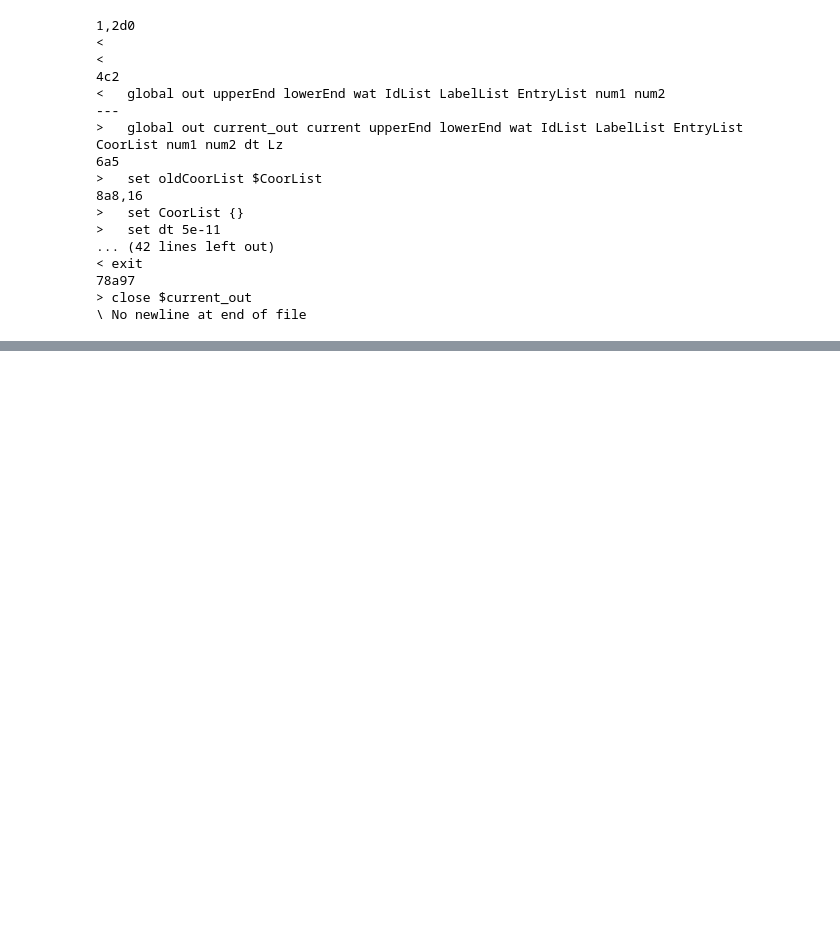
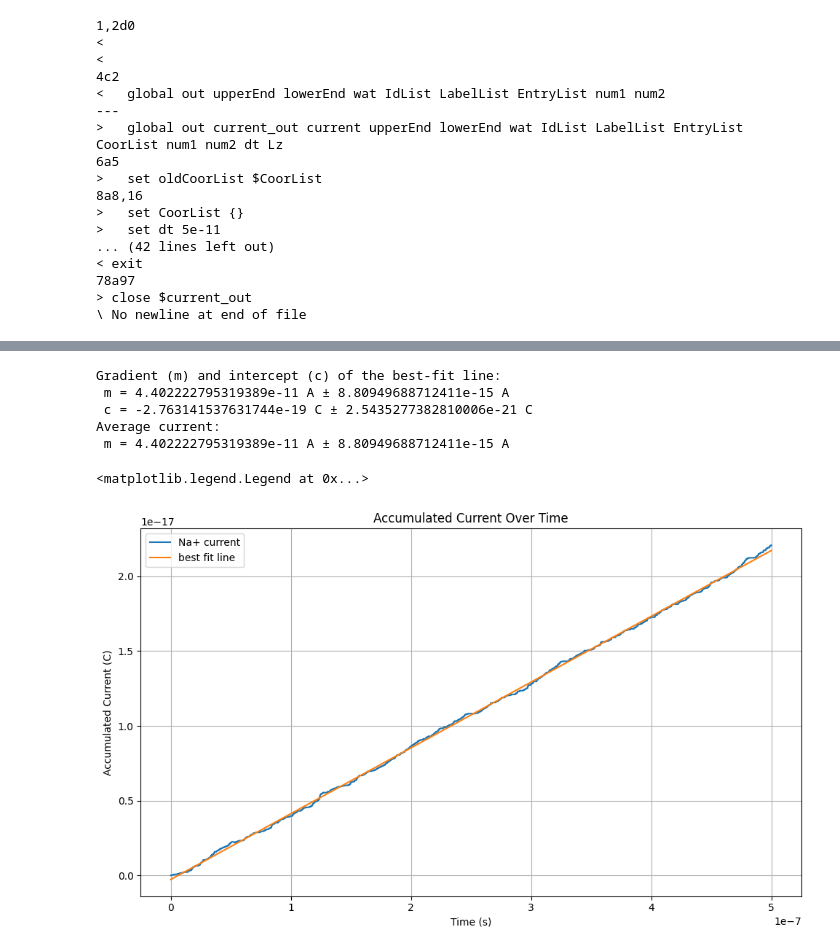
Before and after one commit to Heiley-W/vmd-tutorial, a Jupyter notebook: project/current-analysis.ipynb, the cells around one changed output, grey strips where cells are left out. Drawn from its saved outputs; the diff is of its cells as text; code cells hidden in the pictures; blank space fills up the shorter version.

Commit message:
Add linear regression

```diff
--- a/project/current-analysis.ipynb
+++ b/project/current-analysis.ipynb
@@ -151,0 +133,39 @@ plt.show()
+# %%
+# degree of polynomial to fit, in this case 1 for a linear function y = m x + x
+degree = 1
+
+# Do the fit, with cov=True to calculate the errors on m and c
+params_uw, cov_uw = np.polyfit(time1, current1, degree, cov=True)
+
+# The parameters of the best-fit line are returned as an array [m, c]
+m_uw, c_uw = params_uw
+perr = np.sqrt(np.diag(cov_uw))
+
+# Report the results
+print("Gradient (m) and intercept (c) of the best-fit line:")
+print(f" m = {m_uw} A ± {perr[0]} A")  # Error on m
+print(f" c = {c_uw} C ± {perr[1]} C")  # Error on c
+
+print("Average current:")
+print(f" m = {m_uw} A ± {perr[0]} A")  # Error on m
+# %% [output]
+Gradient (m) and intercept (c) of the best-fit line:
+ m = 4.402222795319389e-11 A ± 8.80949688712411e-15 A
+ c = -2.763141537631744e-19 C ± 2.5435277382810006e-21 C
+Average current:
+ m = 4.402222795319389e-11 A ± 8.80949688712411e-15 A
+# %%
+# To plot a straight line, we only need two points. However, we will be plotting
+# some more complicated functions later, so we create an array of many points
+# in order to plot our functions as smooth curves.
+x_plot = np.linspace(0,max(time1),1001)    # range of x values to plot
+y_plot_uw = m_uw * x_plot + c_uw  # calculate corresponding y values
+
+# Create a new figure with the data and best-fit line
+plot_settings()
+plt.plot(time1, current1, label='Na+ current')
+plt.plot(x_plot, y_plot_uw, label='best fit line')
+plt.legend()
+# %% [output]
+<matplotlib.legend.Legend at 0x...>
+[figure, added]
```
Also changed, not shown: parts of 11 cells of this notebook, 1 other file.
